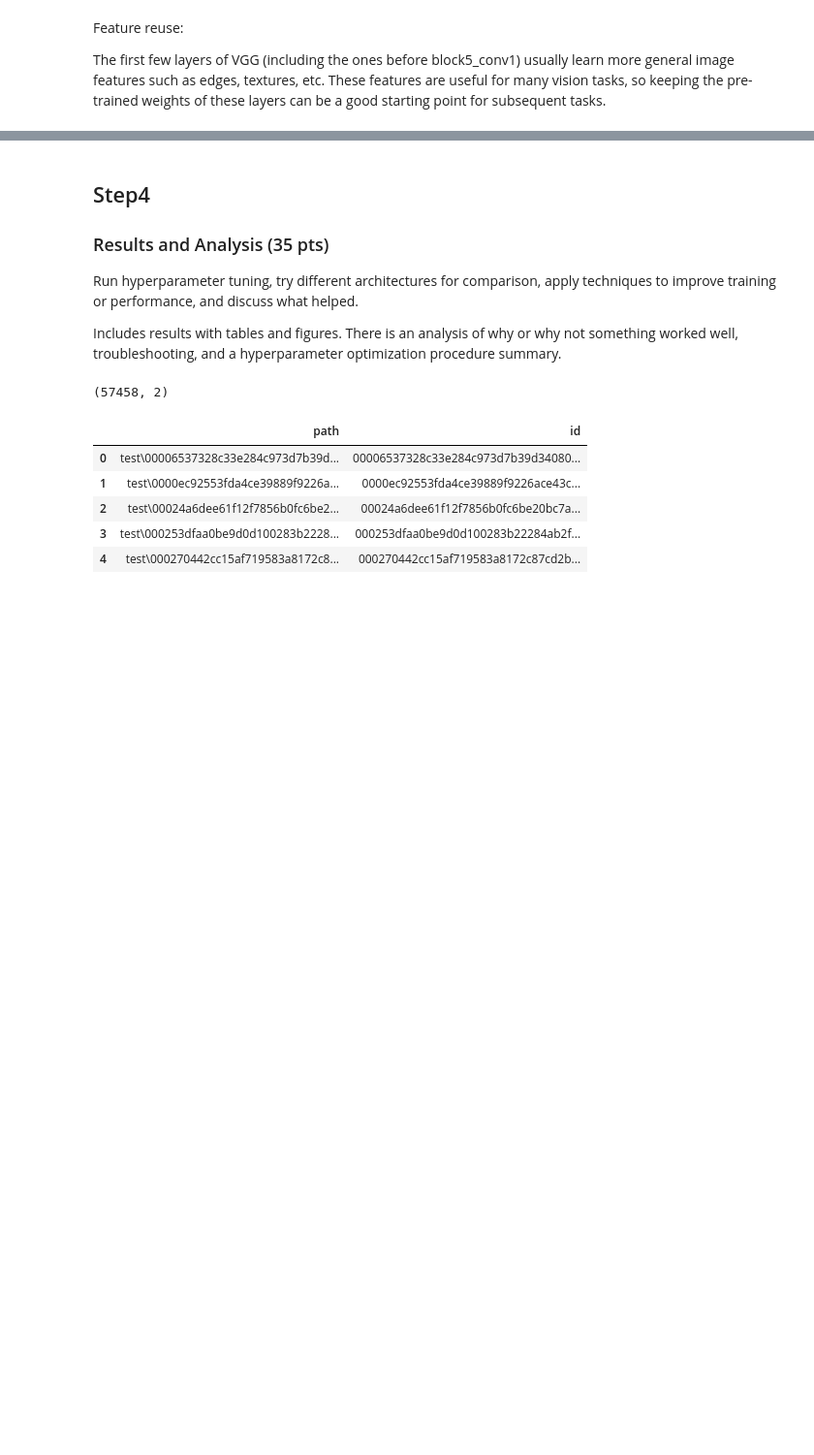
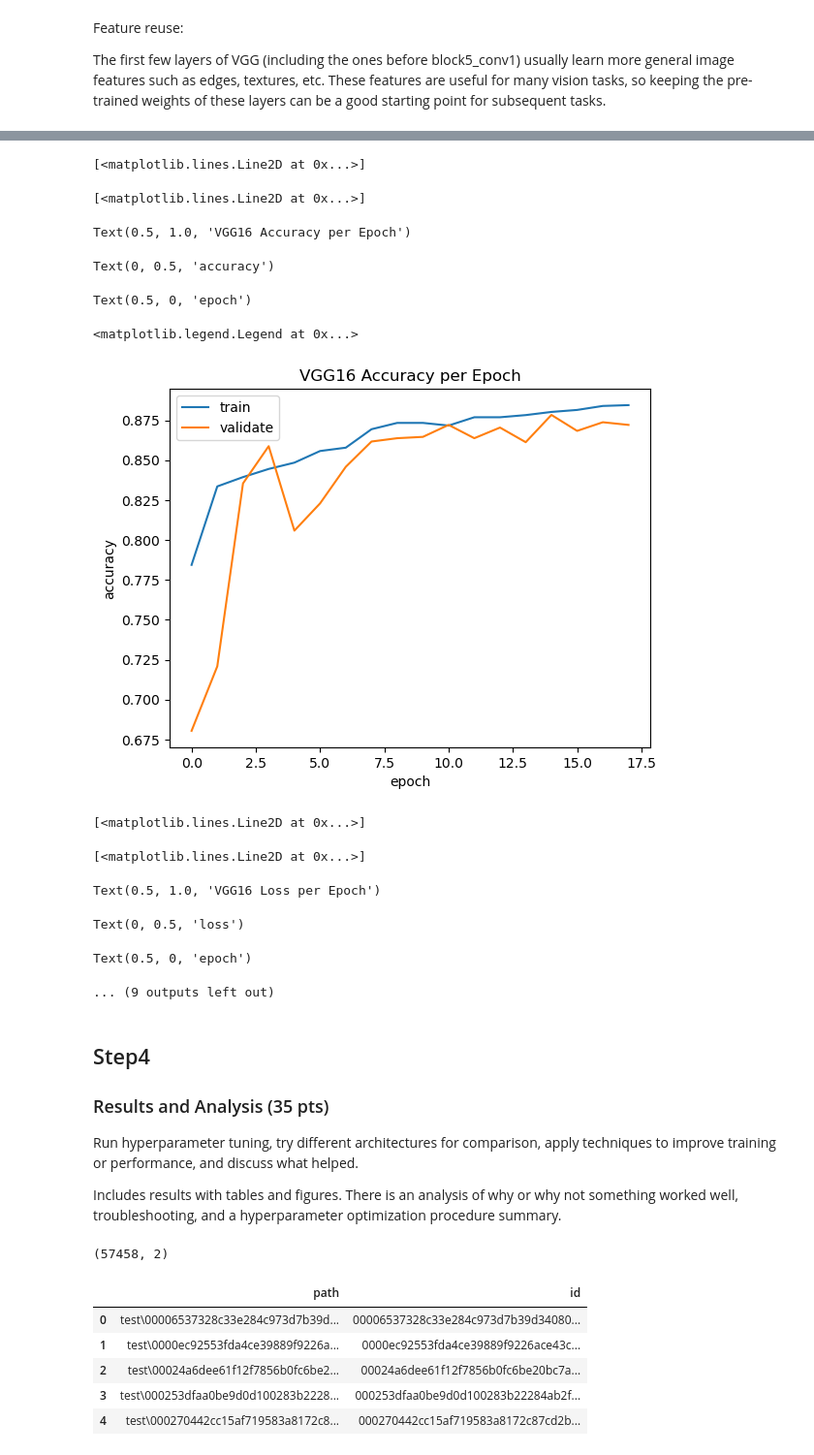
Before and after one commit to zpeople/CNN_cancer_detection, a Jupyter notebook: CancerDetection.ipynb, the cells around one changed output, grey strips where cells are left out. Shown at 97% size. Saved outputs shown, nothing was run; the diff lists cells and outputs as text; code cells hidden in the pictures; blank space fills up the shorter version.

```diff
--- a/CancerDetection.ipynb
+++ b/CancerDetection.ipynb
@@ -616,7 +639,7 @@ _________________________________________________________________
 %%time
 K.clear_session()
 lr =0.001
-vgg.compile(optimizers.SGD(lr), loss = "binary_crossentropy", metrics = ["accuracy",ROC])
+vgg.compile(optimizers.Adam(lr), loss = "binary_crossentropy", metrics = ["accuracy",ROC])
 
 
 
@@ -645,30 +667,44 @@ Wall time: 5min 1s
 # %%
 # plot model accuracy per epoch
 plt.plot(vgg_history.history['accuracy'])
 plt.plot(vgg_history.history['val_accuracy'])
 plt.title('VGG16 Accuracy per Epoch')
 plt.ylabel('accuracy')
 plt.xlabel('epoch')
-plt.legend(['train', 'validate'], loc='upper left')
+plt.legend(['train', 'validate'], loc=0)
 plt.show()
 
 # plot model loss per epoch
 plt.plot(vgg_history.history['loss'])
 plt.plot(vgg_history.history['val_loss'])
 plt.title('VGG16 Loss per Epoch')
 plt.ylabel('loss')
 plt.xlabel('epoch')
-plt.legend(['train', 'validate'], loc='upper left')
+plt.legend(['train', 'validate'], loc=0)
 plt.show()
 
 # plot model ROC per epoch
 plt.plot(vgg_history.history['auc'])
 plt.plot(vgg_history.history['val_auc'])
 plt.title('VGG16 AUC ROC per Epoch')
 plt.ylabel('ROC')
 plt.xlabel('epoch')
-plt.legend(['train', 'validate'], loc='upper left')
+plt.legend(['train', 'validate'], loc=0)
 plt.show()
+# %% [output]
+[<matplotlib.lines.Line2D at 0x...>]
+[<matplotlib.lines.Line2D at 0x...>]
+Text(0.5, 1.0, 'VGG16 Accuracy per Epoch')
+Text(0, 0.5, 'accuracy')
+Text(0.5, 0, 'epoch')
+<matplotlib.legend.Legend at 0x...>
+[figure, added]
+[<matplotlib.lines.Line2D at 0x...>]
+[<matplotlib.lines.Line2D at 0x...>]
+Text(0.5, 1.0, 'VGG16 Loss per Epoch')
+Text(0, 0.5, 'loss')
+Text(0.5, 0, 'epoch')
+... (9 outputs left out)
 # %% [markdown]
 ## Step4
 ### Results and Analysis (35 pts)
```
Also changed, not shown: parts of 13 cells of this notebook, 1 other file.
